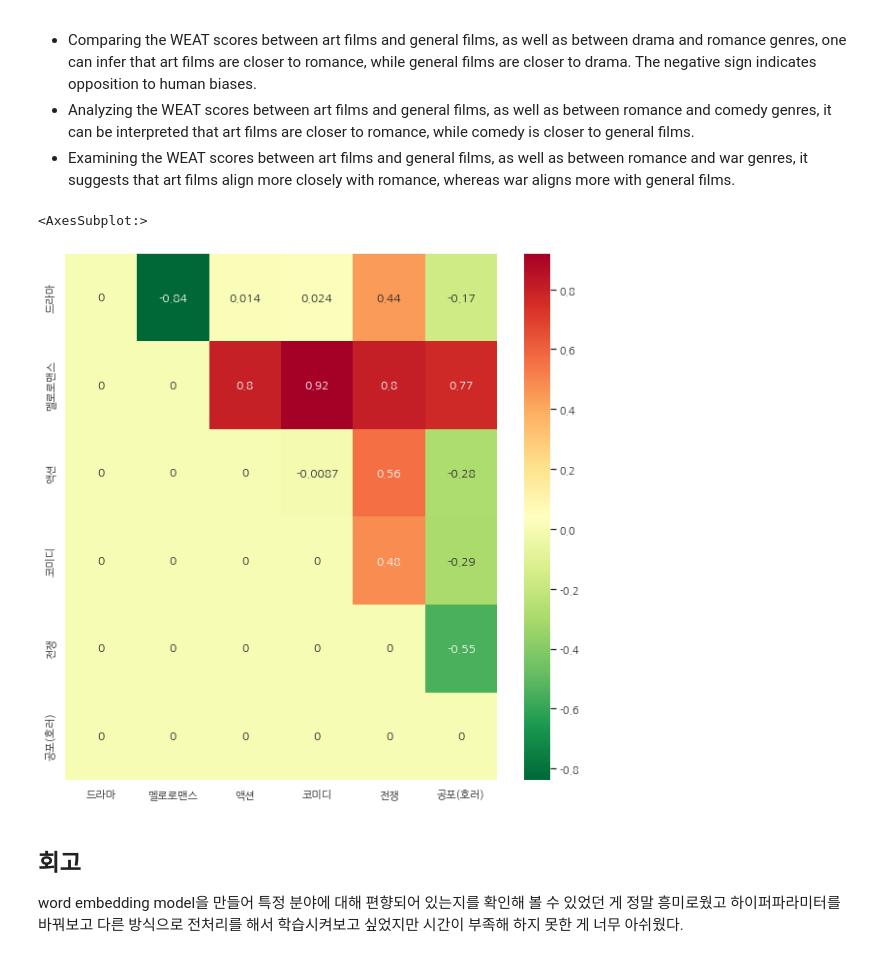
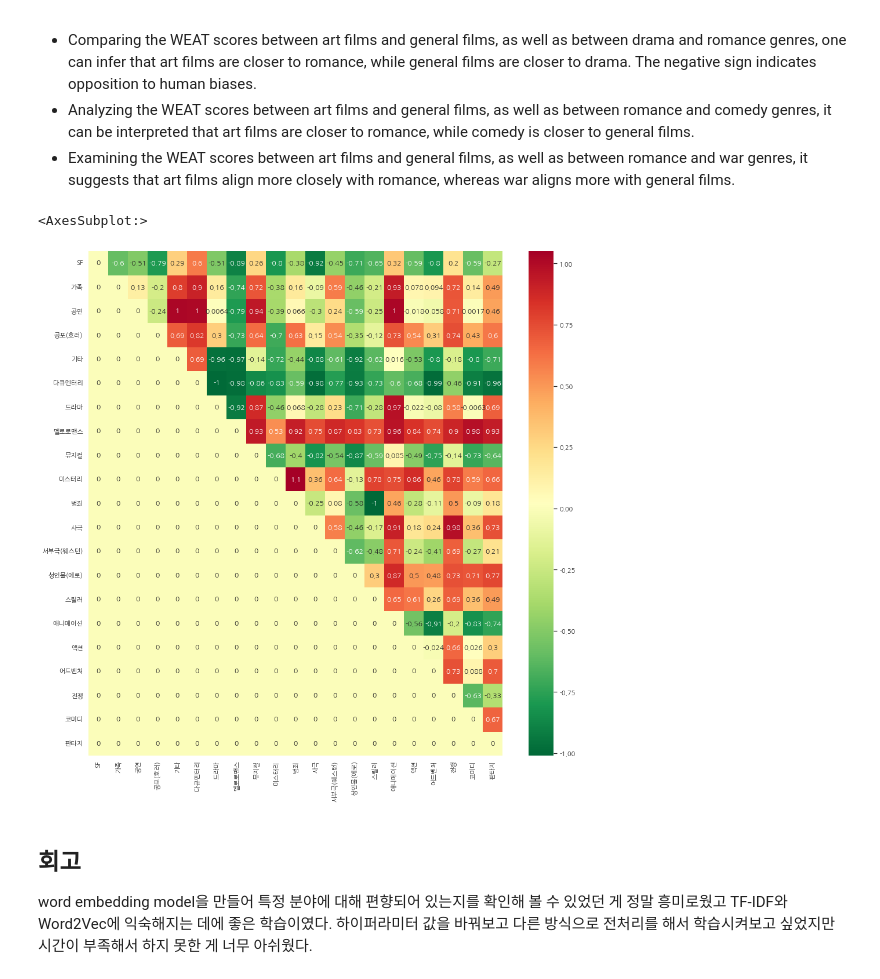
Before and after one commit to Bitna0403/Aiffel, a Jupyter notebook: GD3/GoingDeeper9.ipynb, the cells around one changed output. Drawn from its saved outputs; the diff is of its cells as text; code cells hidden in the pictures.

```diff
--- a/GD3/GoingDeeper9.ipynb
+++ b/GD3/GoingDeeper9.ipynb
@@ -225,7 +225,7 @@ for i in range(100):
 
 When extracting words that represent the two concepts based on their high TF-IDF values, I noticed a significant number of overlapping words between both sets. To create word sets that contrast the two concepts, it's crucial to extract sets without duplicated words. Initially, from the top 100 words, excluding duplicates, I will extract the top n(=15) words.
 # %%
-n = 15
+n = 50
 w1_, w2_ = [], []
 for i in range(100):
     w1_.append(vectorizer.get_feature_names()[w1[i][0]])
@@ -261,3 +258,11 @@ genre_name = ['드라마', '멜로로맨스', '액션', '코미디', '전쟁', '
+# %%
+genre_txt = ['synopsis_SF.txt', 'synopsis_family.txt', 'synopsis_show.txt', 'synopsis_horror.txt', 'synopsis_etc.txt',
+             'synopsis_documentary.txt', 'synopsis_drama.txt', 'synopsis_romance.txt', 'synopsis_musical.txt',
+             'synopsis_mystery.txt', 'synopsis_crime.txt', 'synopsis_historical.txt', 'synopsis_western.txt',
+             'synopsis_adult.txt', 'synopsis_thriller.txt', 'synopsis_animation.txt', 'synopsis_action.txt',
+             'synopsis_adventure.txt', 'synopsis_war.txt', 'synopsis_comedy.txt', 'synopsis_fantasy.txt']
+genre_name = ['SF', '가족', '공연', '공포(호러)', '기타', '다큐멘터리', '드라마', '멜로로맨스', '뮤지컬', '미스터리', '범죄', '사극', '서부극(웨스턴)',
+         '성인물(에로)', '스릴러', '애니메이션', '액션', '어드벤처', '전쟁', '코미디', '판타지']
 # %%
 # 약 10분정도 걸립니다.
 genre = []
@@ -393,23 +421,23 @@ When interpreting WEAT scores that are above 0.8 or below -0.8, the implications
 # %%
 import numpy as np;
 import seaborn as sns;
 import matplotlib.pyplot as plt
 
 np.random.seed(0)
 
 # 한글 지원 폰트 Korean-supported font
 sns.set(font='NanumGothic')
 
 # 마이너스 부호
-plt.figure(figsize=(10,10))
+plt.figure(figsize=(16,16))
 plt.rcParams['axes.unicode_minus'] = False
 
 ax = sns.heatmap(matrix, xticklabels=genre_name, yticklabels=genre_name, annot=True,  cmap='RdYlGn_r')
 ax
 # %% [output]
 <AxesSubplot:>
-[figure, old version]
+[figure, new version]
 # %% [markdown]
 ## 회고
 
-word embedding model을 만들어 특정 분야에 대해 편향되어 있는지를 확인해 볼 수 있었던 게 정말 흥미로웠고 하이퍼파라미터를 바꿔보고 다른 방식으로 전처리를 해서  학습시켜보고 싶었지만 시간이 부족해 하지 못한 게 너무 아쉬웠다.
+word embedding model을 만들어 특정 분야에 대해 편향되어 있는지를 확인해 볼 수 있었던 게 정말 흥미로웠고 TF-IDF와 Word2Vec에 익숙해지는 데에 좋은 학습이였다. 하이퍼라미터 값을 바꿔보고 다른 방식으로 전처리를 해서 학습시켜보고 싶었지만 시간이 부족해서 하지 못한 게 너무 아쉬웠다.
```
Also changed, not shown: parts of 11 cells of this notebook.
